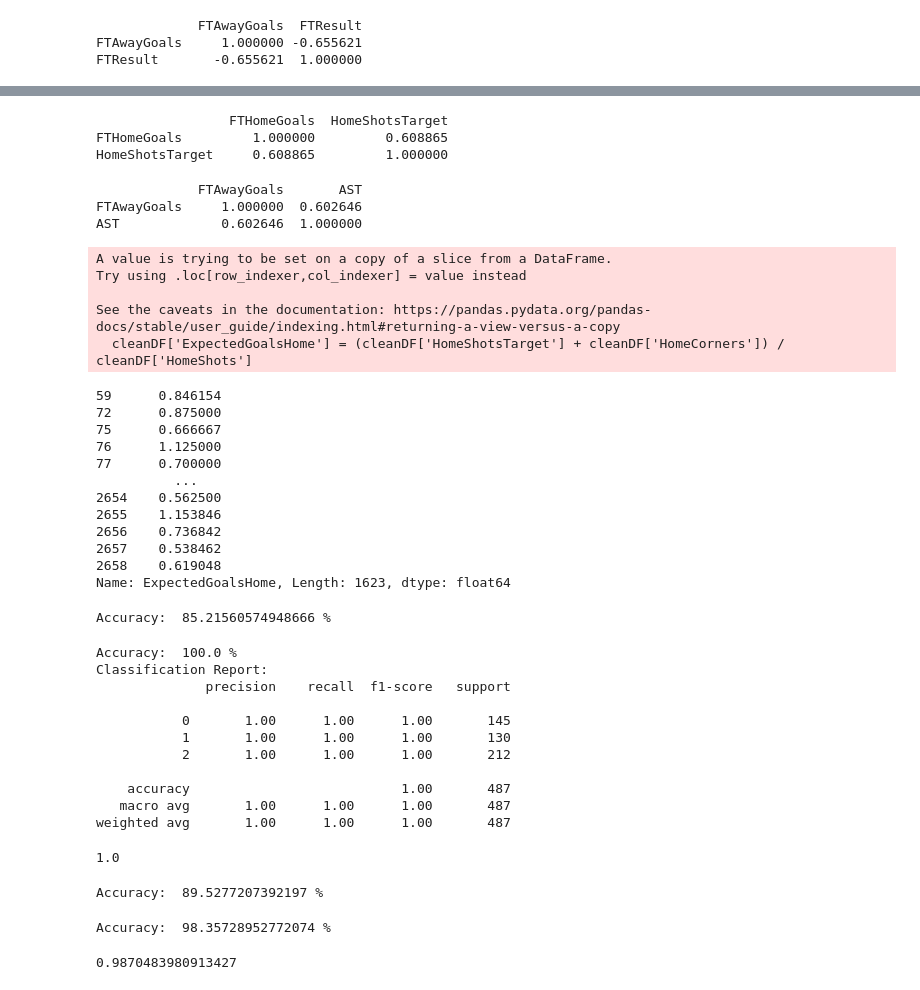
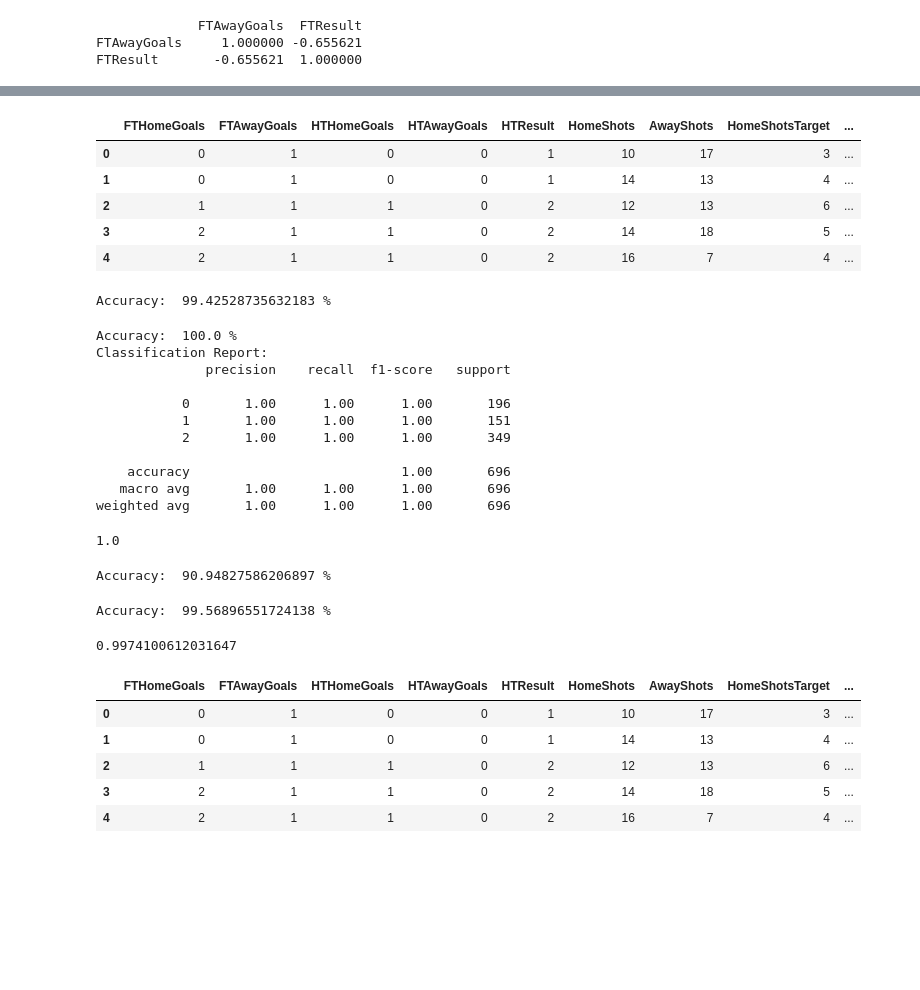
Before and after one commit to maharshi0706/Machine-Learning-Mini-Project, a Jupyter notebook: Data Cleaning/datavisual.ipynb, the cells around one changed output, grey strips where cells are left out. Drawn from its saved outputs; the diff is of its cells as text; code cells hidden in the pictures; blank space fills up the shorter version.

```diff
--- a/Data Cleaning/datavisual.ipynb
+++ b/Data Cleaning/datavisual.ipynb
@@ -29,7 +29,7 @@ df.rename(columns={'FTHG':'FTHomeGoals','FTAG':'FTAwayGoals','FTR':'FTResult','H
                         ,'AFKC':'HomeFreekicks','HO':'HomeOffsides','AO':'AwayOffsides','HY':'HomeYellow','AY':'AwayYellow',
                         'HR':'HomeRed','AR':'AwayRed','HBP':'HomeBookingPoints','ABP':'AwayBookingPoints'},inplace=True)
 # %%
-# df.drop(df.iloc[:,22:126], inplace=True, axis=1)
+df.drop(df.iloc[:,22:127], inplace=True, axis=1)
 # df.drop(['B365H'])
 df
 # %% [output]
@@ -256,49 +167,19 @@ AvgCAHA      0.829491  0.909818  0.936215  1.000000
-# %%
-custom_df = df[['FTHomeGoals', 'HomeShotsTarget']]
-custom_correlation_matrix = custom_df.corr()
-print(custom_correlation_matrix)
-# %% [output]
-                 FTHomeGoals  HomeShotsTarget
-FTHomeGoals         1.000000         0.608865
-HomeShotsTarget     0.608865         1.000000
-# %%
-custom_df = df[['FTAwayGoals', 'AST']]
-custom_correlation_matrix = custom_df.corr()
-print(custom_correlation_matrix)
-# %% [output]
-             FTAwayGoals       AST
-FTAwayGoals     1.000000  0.602646
-AST             0.602646  1.000000
-# %%
-cleanDF['ExpectedGoalsHome'] = (cleanDF['HomeShotsTarget'] + cleanDF['HomeCorners']) / cleanDF['HomeShots']
-cleanDF['ExpectedGoalsHome']
-# %% [output]
-A value is trying to be set on a copy of a slice from a DataFrame.
-Try using .loc[row_indexer,col_indexer] = value instead
-
-See the caveats in the documentation: https://pandas.pydata.org/pandas-docs/stable/user_guide/indexing.html#returning-a-view-versus-a-copy
-  cleanDF['ExpectedGoalsHome'] = (cleanDF['HomeShotsTarget'] + cleanDF['HomeCorners']) / cleanDF['HomeShots']
-59      0.846154
-72      0.875000
-75      0.666667
-76      1.125000
-77      0.700000
-          ...
-2654    0.562500
-2655    1.153846
-2656    0.736842
-2657    0.538462
-2658    0.619048
-Name: ExpectedGoalsHome, Length: 1623, dtype: float64
 # %%
 # Model Training
 from sklearn.model_selection import train_test_split
 from sklearn.metrics import accuracy_score, classification_report
 # %%
-X = cleanDF.drop(['FTResult','Date'], axis=1)
+X = cleanDF.drop(['FTResult','Date','Referee','HomeTeam','AwayTeam','Div'], axis=1)
 y = cleanDF['FTResult']
-
 X_train, X_test, y_train, y_test = train_test_split(X, y, test_size=0.3, random_state=20)
+X.head()
+# %% [output]
+|  | FTHomeGoals | FTAwayGoals | HTHomeGoals | HTAwayGoals | HTResult | HomeShots | AwayShots | HomeShotsTarget | ... |
+| 0 | 0 | 1 | 0 | 0 | 1 | 10 | 17 | 3 | ... |
+| 1 | 0 | 1 | 0 | 0 | 1 | 14 | 13 | 4 | ... |
+| 2 | 1 | 1 | 1 | 0 | 2 | 12 | 13 | 6 | ... |
+| 3 | 2 | 1 | 1 | 0 | 2 | 14 | 18 | 5 | ... |
+| 4 | 2 | 1 | 1 | 0 | 2 | 16 | 7 | 4 | ... |
 # %%
 # RANDOM FOREST
 from sklearn.ensemble import RandomForestClassifier
@@ -311,7 +192,7 @@ y_pred = randomForest.predict(X_test)
 accuracy = accuracy_score(y_test, y_pred)
 print ('Accuracy: ' , accuracy*100,'%')
 # %% [output]
-Accuracy:  85.21560574948666 %
+Accuracy:  99.42528735632183 %
 # %%
 # Support Vector Machine
 from sklearn.svm import SVC
@@ -339,13 +220,13 @@ Accuracy:  100.0 %
 Classification Report:
               precision    recall  f1-score   support
 
-           0       1.00      1.00      1.00       145
-           1       1.00      1.00      1.00       130
-           2       1.00      1.00      1.00       212
+           0       1.00      1.00      1.00       196
+           1       1.00      1.00      1.00       151
+           2       1.00      1.00      1.00       349
 
-    accuracy                           1.00       487
-   macro avg       1.00      1.00      1.00       487
-weighted avg       1.00      1.00      1.00       487
+    accuracy                           1.00       696
+   macro avg       1.00      1.00      1.00       696
+weighted avg       1.00      1.00      1.00       696
 1.0
 # %%
 # Decision Tree
@@ -358,7 +239,7 @@ y_pred = decisionTree.predict(X_test)
 accuracy = accuracy_score(y_test, y_pred)
 print ('Accuracy: ' , accuracy*100,'%')
 # %% [output]
-Accuracy:  89.5277207392197 %
+Accuracy:  90.94827586206897 %
 # %%
 # Logistic Regression
 from sklearn.linear_model import LogisticRegression
@@ -382,5 +263,5 @@ scores = cross_val_score(logisticRegression, X, y, cv=kf)
 avg_score = sum(scores) / len(scores)
 avg_score
 # %% [output]
-Accuracy:  98.35728952772074 %
+Accuracy:  99.56896551724138 %
-0.9870483980913427
+0.9974100612031647
@@ -386,0 +271,9 @@ Accuracy:  98.35728952772074 %
+# %%
+X.head()
+# %% [output]
+|  | FTHomeGoals | FTAwayGoals | HTHomeGoals | HTAwayGoals | HTResult | HomeShots | AwayShots | HomeShotsTarget | ... |
+| 0 | 0 | 1 | 0 | 0 | 1 | 10 | 17 | 3 | ... |
+| 1 | 0 | 1 | 0 | 0 | 1 | 14 | 13 | 4 | ... |
+| 2 | 1 | 1 | 1 | 0 | 2 | 12 | 13 | 6 | ... |
+| 3 | 2 | 1 | 1 | 0 | 2 | 14 | 18 | 5 | ... |
+| 4 | 2 | 1 | 1 | 0 | 2 | 16 | 7 | 4 | ... |
```
Also changed, not shown: parts of 16 cells of this notebook.
